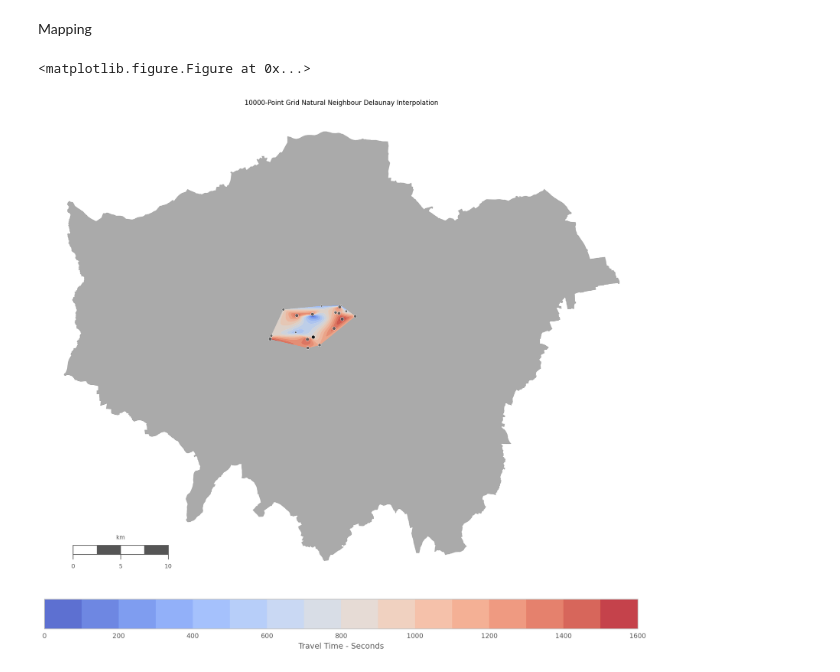
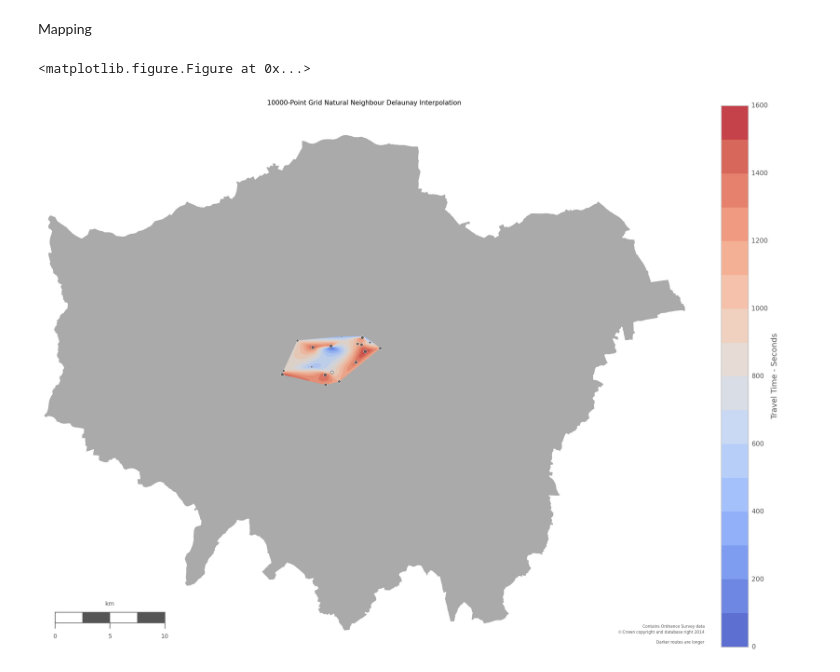
Before and after one commit to urschrei/Geopython, a Jupyter notebook: isochrone.ipynb, the cells around one changed output. Cells and saved outputs as stored; diff of their text form; code cells hidden in the pictures.

Commit message:
Add GH graphic

```diff
--- a/isochrone.ipynb
+++ b/isochrone.ipynb
@@ -297,34 +297,44 @@ m.scatter(
     alpha=.85,
     s=30 * norm(df_ttimes['travel_time']),
     cmap='RdBu',
     ax=ax,
     vmin=zi.min(), vmax=zi.max(), zorder=5)
 
 # add origin
 m.scatter(
     df_ttimes.iloc[0]['projected_lon'],
     df_ttimes.iloc[0]['projected_lat'],
-    s=30, edgecolor='#ffffff', alpha=.85,
-    color='k', zorder=5)
+    s=20, edgecolor='#000000', alpha=1.,
+    color='w', zorder=5)
 
 # add colour bar, title, and scale
-cbar = plt.colorbar(conf, orientation='horizontal', fraction=.057, pad=0.05)
+cbar = plt.colorbar(conf, fraction=.057, pad=0.05)
 cbar.set_label("Travel Time - Seconds")
+
+# We need to reproduce the OS Data copyright licence
+smallprint = ax.text(
+    1.03, 0,
+    'Contains Ordnance Survey data\n$\copyright$ Crown copyright and database right 2014\n\nDarker routes are longer',
+    ha='right', va='bottom',
+    size=6,
+    color='#555555',
+    transform=ax.transAxes,
+)
 
 plt.title(
     "%s-Point Grid Natural Neighbour Delaunay Interpolation" % numcols, fontsize=10)
 m.drawmapscale(
     coords[0] + 0.08, coords[1] + 0.015,
     coords[0], coords[1],
     10.,
     barstyle='fancy', labelstyle='simple',
     fillcolor1='w', fillcolor2='#555555',
     fontcolor='#555555',
     zorder=5)
 
 plt.tight_layout()
 plt.savefig("data/isochrone.png", format="png", bbox_inches='tight', transparent=True, dpi=300)
 plt.show()
 # %% [output]
 <matplotlib.figure.Figure at 0x...>
-[figure, old version]
+[figure, new version]
```
Also changed, not shown: 2 other files.
